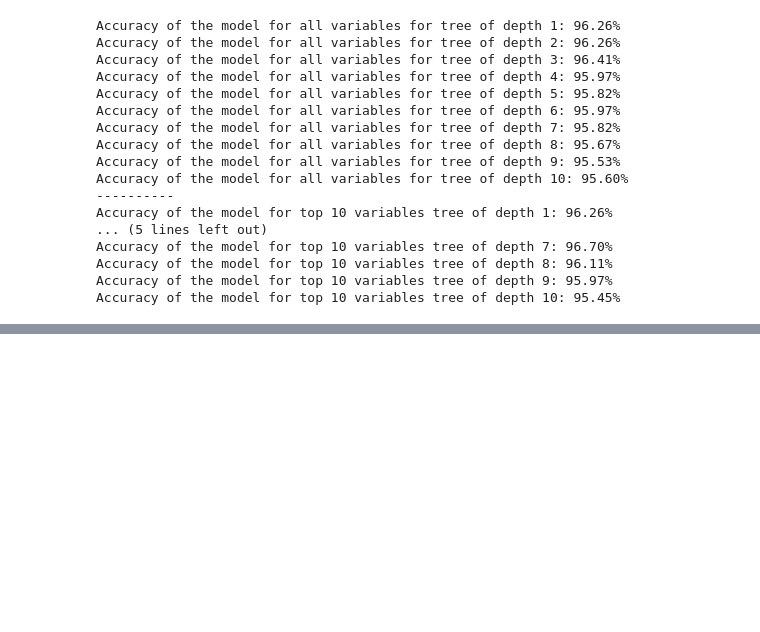
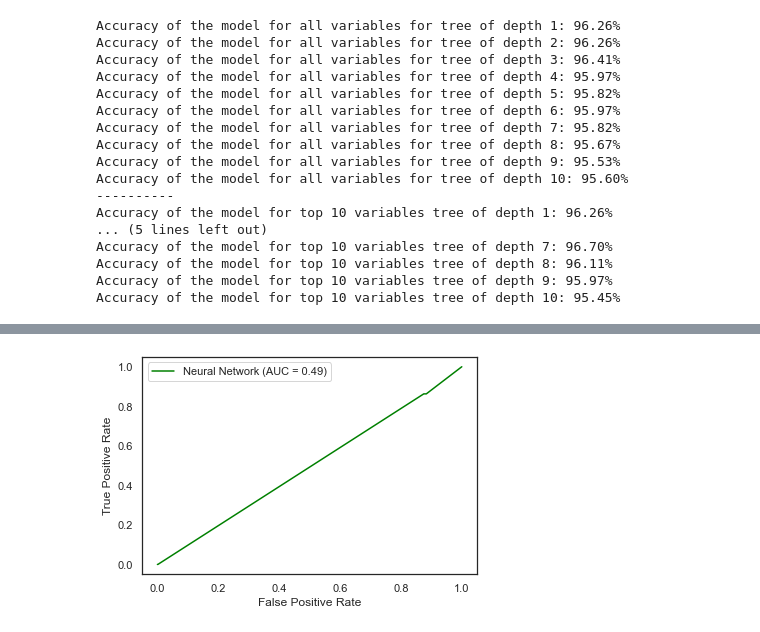
Before and after one commit to paaniwater/DSAI-Project, a Jupyter notebook: bankruptcy.ipynb, the cells around one changed output, grey strips where cells are left out. Cells and saved outputs as stored; diff of their text form; code cells hidden in the pictures; blank space fills up the shorter version.

```diff
--- a/bankruptcy.ipynb
+++ b/bankruptcy.ipynb
@@ -37,0 +44,14 @@ X_train, X_test, y_train, y_test = train_test_split(X, y, test_size=0.2,random_s
+# %%
+from imblearn.under_sampling import RandomUnderSampler
+
+# Split the data into training and testing sets for all variables
+X = df.drop("Bankrupt?", axis=1)
+y = df["Bankrupt?"]
+
+# Use RandomUnderSampler to balance the classes
+rus = RandomUnderSampler(random_state=42)
+X_resampled, y_resampled = rus.fit_resample(X, y)
+
+# Split the resampled data into training and testing sets
+X_train, X_test, y_train, y_test = train_test_split(X_resampled, y_resampled, test_size=0.2, random_state=42)
+print(y_resampled.value_counts())
@@ -364,3 +386,26 @@ Accuracy of the model for top 10 variables tree of depth 7: 96.70%
 Accuracy of the model for top 10 variables tree of depth 8: 96.11%
 Accuracy of the model for top 10 variables tree of depth 9: 95.97%
 Accuracy of the model for top 10 variables tree of depth 10: 95.45%
+# %%
+
+
+# predict probabilities with neural network model
+nn_probs = model.predict(X_test)
+
+# compare the predicted probabilities
+from sklearn.metrics import roc_curve, auc
+
+
+fpr_nn, tpr_nn, _ = roc_curve(y_test, nn_probs)
+
+
+
+roc_auc_nn = auc(fpr_nn, tpr_nn)
+
+
+plt.plot(fpr_nn, tpr_nn, color='green', label='Neural Network (AUC = %0.2f)' % roc_auc_nn)
+plt.legend()
+plt.xlabel('False Positive Rate')
+plt.ylabel('True Positive Rate')
+plt.show()
+# %% [output]
@@ -366,0 +414 @@ Accuracy of the model for top 10 variables tree of depth 10: 95.45%
+[figure, added]
```
Also changed, not shown: parts of 3 cells of this notebook.
